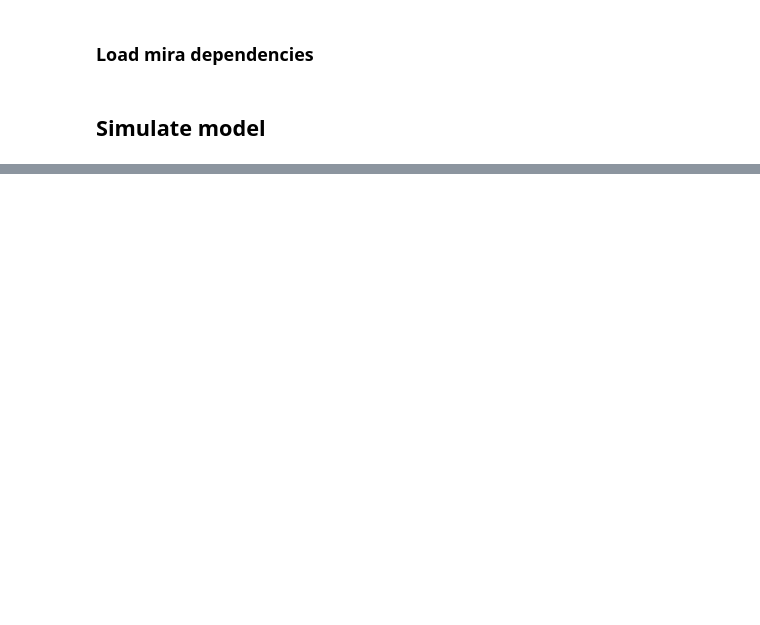
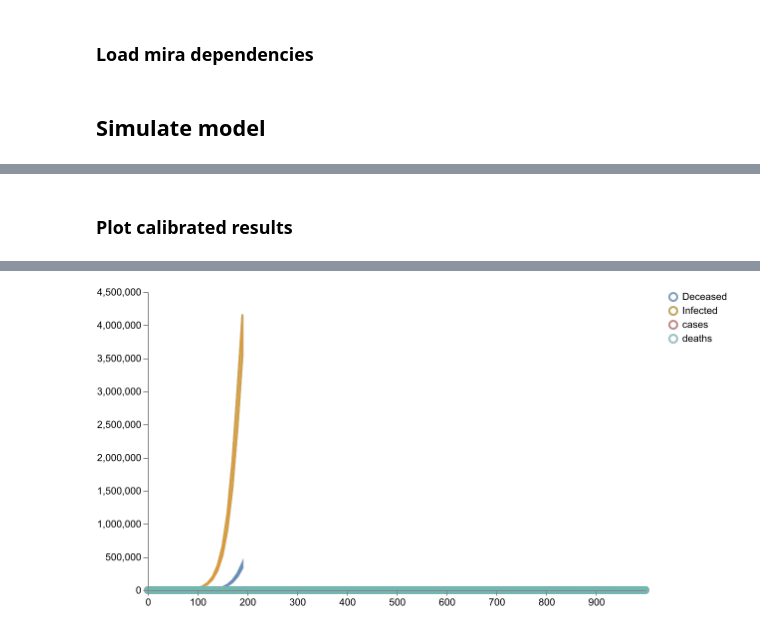
Before and after one commit to ciemss/program-milestones, a Jupyter notebook: 18-month-milestone/hackathon/epi/scenario1/ciemss/scenario1.ipynb, the cells around one changed output, grey strips where cells are left out. Cells and saved outputs as stored; diff of their text form; code cells hidden in the pictures; blank space fills up the shorter version.

Commit message:
scenario 1 calibration

```diff
--- a/18-month-milestone/hackathon/epi/scenario1/ciemss/scenario1.ipynb
+++ b/18-month-milestone/hackathon/epi/scenario1/ciemss/scenario1.ipynb
@@ -245,0 +256,7 @@ model1 = "https://raw.githubusercontent.com/ciemss/program-milestones/epi-scenar
+# %%
+# From url
+# MODEL_PATH = "https://raw.githubusercontent.com/ciemss/program-milestones/epi-scenario-1/18-month-milestone/hackathon/epi/scenario1/ciemss/"
+# model1 = os.path.join(MODEL_PATH, "SEIIRHD_model_" + COUNTRY + ".json")
+
+# Local
+model1 = "SEIIRHD_model_France.json"
@@ -246,5 +265,5 @@ model1 = "https://raw.githubusercontent.com/ciemss/program-milestones/epi-scenar
 # %%
 start_time = 0.0
-end_time = 100.0
+end_time = 200.0
 logging_step_size = 10.0
-num_samples = 10
+num_samples = 100
@@ -277,0 +290,8 @@ JSONDecodeError: Expecting value: line 454 column 4 (char 9096)
+# %%
+dataset = COUNTRY + "_data1.csv"
+data_mapping = {"cases": "infected", "deaths": "D"}
+
+num_iterations = 100
+calibrated_results = pyciemss.calibrate(model1, dataset1, data_mapping=data_mapping, num_iterations=num_iterations)
+parameter_estimates = calibrated_results["inferred_parameters"]
+parameter_estimates()
@@ -277,0 +317,28 @@ JSONDecodeError: Expecting value: line 454 column 4 (char 9096)
+# %% [markdown]
+### Plot calibrated results
+# %%
+start_time = 0.0
+end_time = 40.0
+calibrated_sample_results = pyciemss.sample(model1, end_time, logging_step_size, num_samples,
+                start_time=start_time, inferred_parameters=parameter_estimates)
+display(calibrated_sample_results["data"].head())
+
+# Plot the result
+nice_labels = {
+        "infected_observable_state": "Infected",
+        "D_state": "Deceased"
+        }
+nice_data_names = {
+        "case": "Case Data"
+        }
+data_df = pd.read_csv(dataset1)
+data_df.rename(columns=nice_data_names, inplace=True)
+schema = plots.trajectories(pd.DataFrame(calibrated_sample_results["data"]),
+                           keep=["infected_observable_state", "D_state"],
+                           relabel=nice_labels,
+                           points=data_df.drop(columns=['Timestamp']).reset_index(drop=True)
+                           )
+
+plots.save_schema(schema, "_schema.json")
+plots.ipy_display(schema, dpi=150)
+# %% [output]
@@ -277,0 +351 @@ JSONDecodeError: Expecting value: line 454 column 4 (char 9096)
+[figure, added]
```
Also changed, not shown: parts of 18 cells of this notebook, 3 other files.
